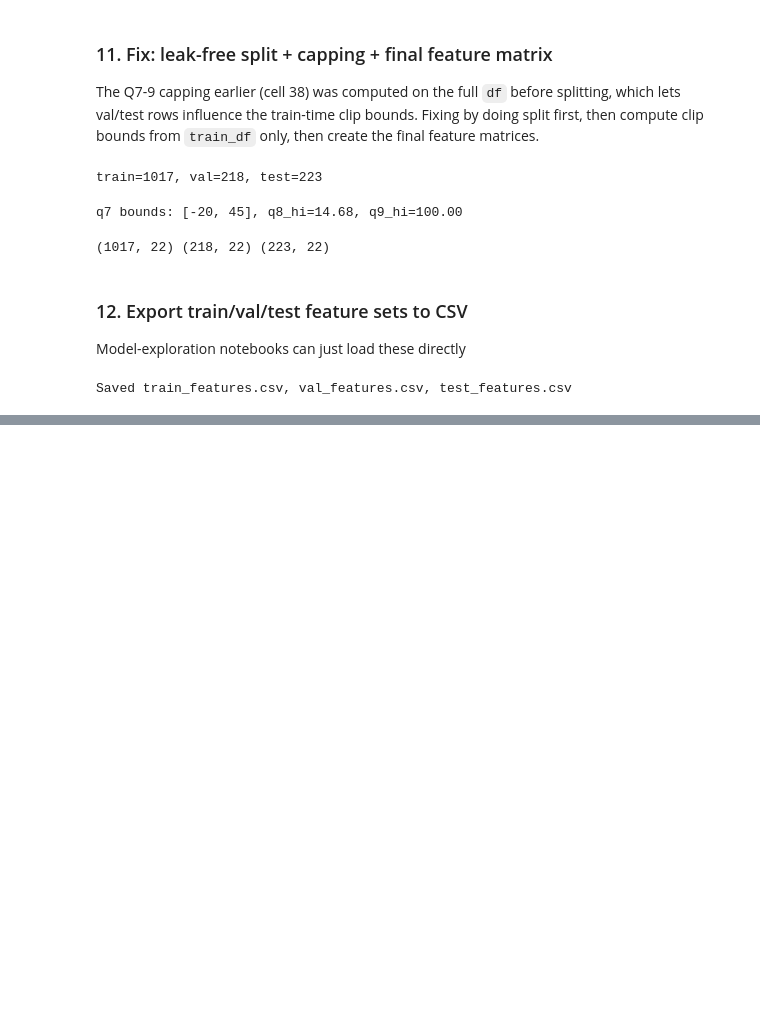
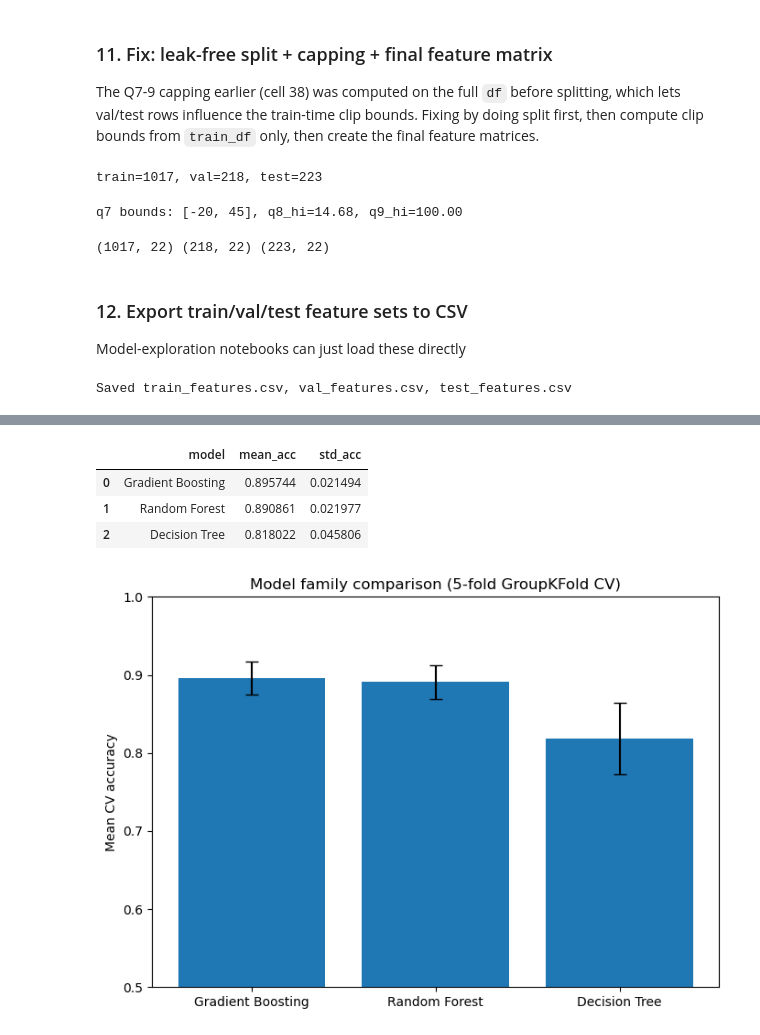
Before and after one commit to thedinoex-debug/csc311_predictor, a Jupyter notebook: csc311_predictor_fixed.ipynb, the cells around one changed output, grey strips where cells are left out. Cells and saved outputs as stored; diff of their text form; code cells hidden in the pictures; blank space fills up the shorter version.

```diff
--- a/csc311_predictor_fixed.ipynb
+++ b/csc311_predictor_fixed.ipynb
@@ -733,0 +993,13 @@ Saved train_features.csv, val_features.csv, test_features.csv
+# %%
+from sklearn.ensemble import RandomForestClassifier
+
+rf_param_grid = {
+    'n_estimators': [100, 300],
+    'max_depth': [5, 7, 10, None],
+    'min_samples_leaf': [1, 5, 10],
+}
+rf_cv_df = group_kfold_grid_search(
+    RandomForestClassifier, rf_param_grid, X_train, y_train, groups,
+    fixed_params={'n_jobs': -1},
+)
+display(rf_cv_df.drop(columns='fold_accs').head(10))
@@ -733,0 +1018,12 @@ Saved train_features.csv, val_features.csv, test_features.csv
+# %%
+from sklearn.ensemble import GradientBoostingClassifier
+
+gb_param_grid = {
+    'n_estimators': [100, 200],
+    'max_depth': [2, 3, 4],
+    'learning_rate': [0.05, 0.1, 0.2],
+}
+gb_cv_df = group_kfold_grid_search(
+    GradientBoostingClassifier, gb_param_grid, X_train, y_train, groups,
+)
+display(gb_cv_df.drop(columns='fold_accs').head(10))
@@ -733,0 +1042,22 @@ Saved train_features.csv, val_features.csv, test_features.csv
+# %%
+# Compare best CV result from each model family explored so far
+comparison = pd.DataFrame([
+    {'model': 'Decision Tree', **{k: best_row[k] for k in ('mean_acc', 'std_acc')}},
+    {'model': 'Random Forest', **{k: rf_cv_df.iloc[0][k] for k in ('mean_acc', 'std_acc')}},
+    {'model': 'Gradient Boosting', **{k: gb_cv_df.iloc[0][k] for k in ('mean_acc', 'std_acc')}},
+]).sort_values('mean_acc', ascending=False).reset_index(drop=True)
+display(comparison)
+
+plt.figure(figsize=(7, 5))
+plt.bar(comparison['model'], comparison['mean_acc'], yerr=comparison['std_acc'], capsize=5)
+plt.ylabel('Mean CV accuracy')
+plt.title('Model family comparison (5-fold GroupKFold CV)')
+plt.ylim(0.5, 1.0)
+plt.tight_layout()
+plt.show()
+# %% [output]
+|  | model | mean_acc | std_acc |
+| 0 | Gradient Boosting | 0.895744 | 0.021494 |
+| 1 | Random Forest | 0.890861 | 0.021977 |
+| 2 | Decision Tree | 0.818022 | 0.045806 |
+[figure, added]
```
Also changed, not shown: parts of 29 cells of this notebook, 8 other files.
